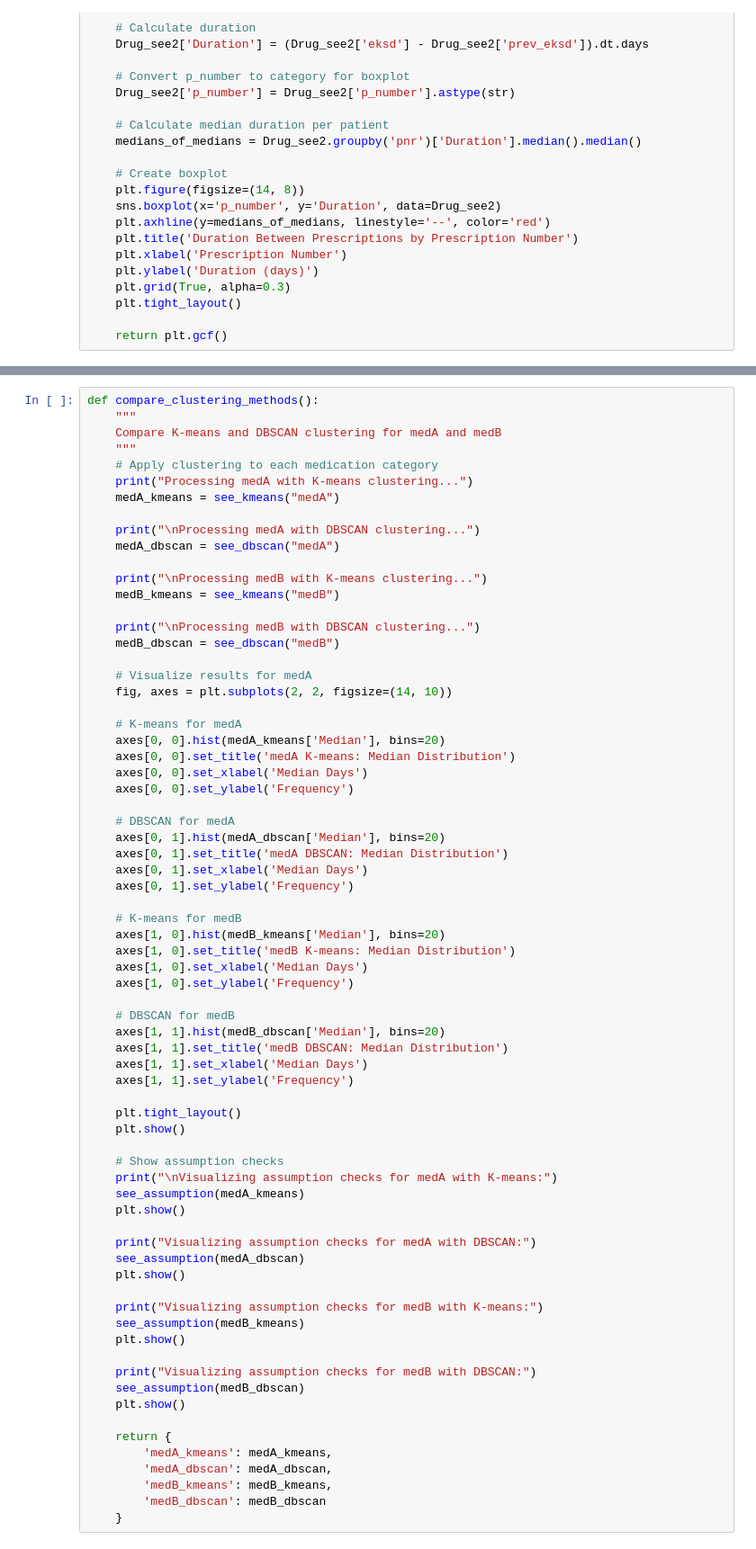
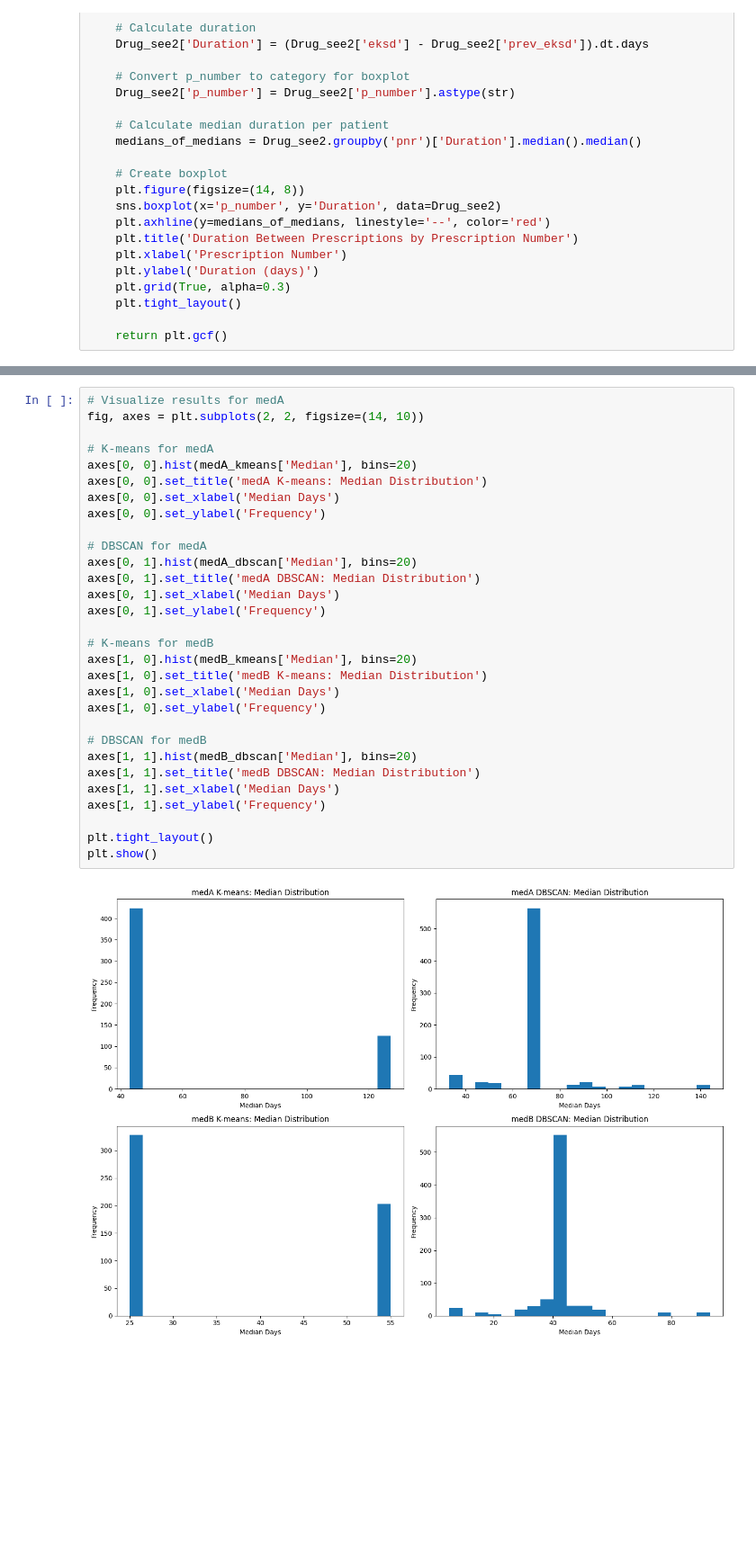
Before and after one commit to LowisWano/SEE, a Jupyter notebook: SEE.ipynb, the cells around one changed output, grey strips where cells are left out. Shown at 90% size. Drawn from its saved outputs; the diff is of its cells as text; blank space fills up the shorter version.

```diff
--- a/SEE.ipynb
+++ b/SEE.ipynb
@@ -393,71 +427,32 @@ def see_assumption(arg1):
 # %%
-def compare_clustering_methods():
-    """
-    Compare K-means and DBSCAN clustering for medA and medB
-    """
-    # Apply clustering to each medication category
-    print("Processing medA with K-means clustering...")
-    medA_kmeans = see_kmeans("medA")
+# Visualize results for medA
+fig, axes = plt.subplots(2, 2, figsize=(14, 10))
 
-    print("\nProcessing medA with DBSCAN clustering...")
-    medA_dbscan = see_dbscan("medA")
+# K-means for medA
+axes[0, 0].hist(medA_kmeans['Median'], bins=20)
+axes[0, 0].set_title('medA K-means: Median Distribution')
+axes[0, 0].set_xlabel('Median Days')
+axes[0, 0].set_ylabel('Frequency')
 
-    print("\nProcessing medB with K-means clustering...")
-    medB_kmeans = see_kmeans("medB")
+# DBSCAN for medA
+axes[0, 1].hist(medA_dbscan['Median'], bins=20)
+axes[0, 1].set_title('medA DBSCAN: Median Distribution')
+axes[0, 1].set_xlabel('Median Days')
+axes[0, 1].set_ylabel('Frequency')
 
-    print("\nProcessing medB with DBSCAN clustering...")
-    medB_dbscan = see_dbscan("medB")
+# K-means for medB
+axes[1, 0].hist(medB_kmeans['Median'], bins=20)
+axes[1, 0].set_title('medB K-means: Median Distribution')
+axes[1, 0].set_xlabel('Median Days')
+axes[1, 0].set_ylabel('Frequency')
 
-    # Visualize results for medA
-    fig, axes = plt.subplots(2, 2, figsize=(14, 10))
+# DBSCAN for medB
+axes[1, 1].hist(medB_dbscan['Median'], bins=20)
+axes[1, 1].set_title('medB DBSCAN: Median Distribution')
+axes[1, 1].set_xlabel('Median Days')
+axes[1, 1].set_ylabel('Frequency')
 
-    # K-means for medA
-    axes[0, 0].hist(medA_kmeans['Median'], bins=20)
-    axes[0, 0].set_title('medA K-means: Median Distribution')
-    axes[0, 0].set_xlabel('Median Days')
-    axes[0, 0].set_ylabel('Frequency')
-
-    # DBSCAN for medA
-    axes[0, 1].hist(medA_dbscan['Median'], bins=20)
-    axes[0, 1].set_title('medA DBSCAN: Median Distribution')
-    axes[0, 1].set_xlabel('Median Days')
-    axes[0, 1].set_ylabel('Frequency')
-
-    # K-means for medB
-    axes[1, 0].hist(medB_kmeans['Median'], bins=20)
-    axes[1, 0].set_title('medB K-means: Median Distribution')
-    axes[1, 0].set_xlabel('Median Days')
-    axes[1, 0].set_ylabel('Frequency')
-
-    # DBSCAN for medB
-    axes[1, 1].hist(medB_dbscan['Median'], bins=20)
-    axes[1, 1].set_title('medB DBSCAN: Median Distribution')
-    axes[1, 1].set_xlabel('Median Days')
-    axes[1, 1].set_ylabel('Frequency')
-
-    plt.tight_layout()
-    plt.show()
-
-    # Show assumption checks
-    print("\nVisualizing assumption checks for medA with K-means:")
-    see_assumption(medA_kmeans)
-    plt.show()
-
-    print("Visualizing assumption checks for medA with DBSCAN:")
-    see_assumption(medA_dbscan)
-    plt.show()
-
-    print("Visualizing assumption checks for medB with K-means:")
-    see_assumption(medB_kmeans)
-    plt.show()
-
-    print("Visualizing assumption checks for medB with DBSCAN:")
-    see_assumption(medB_dbscan)
-    plt.show()
-
-    return {
-        'medA_kmeans': medA_kmeans,
-        'medA_dbscan': medA_dbscan,
-        'medB_kmeans': medB_kmeans,
-        'medB_dbscan': medB_dbscan
-    }
+plt.tight_layout()
+plt.show()
+# %% [output]
+[figure, added]
```
Also changed, not shown: parts of 10 cells of this notebook.
